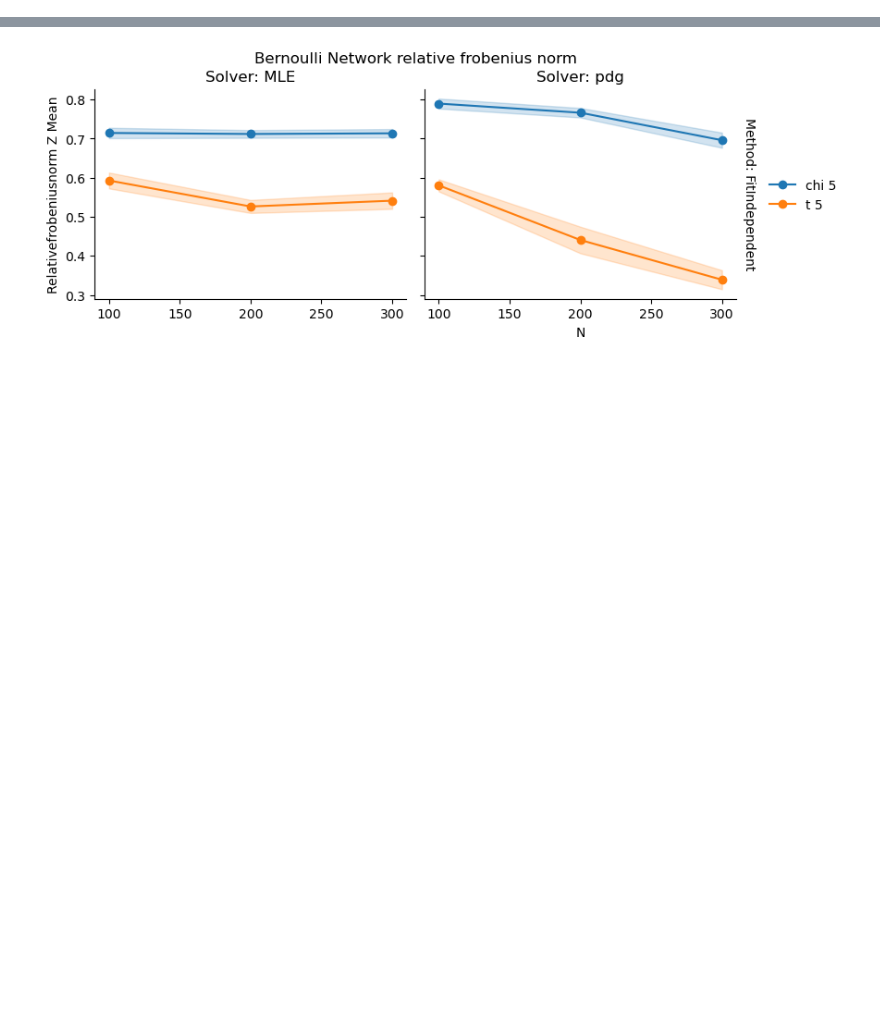
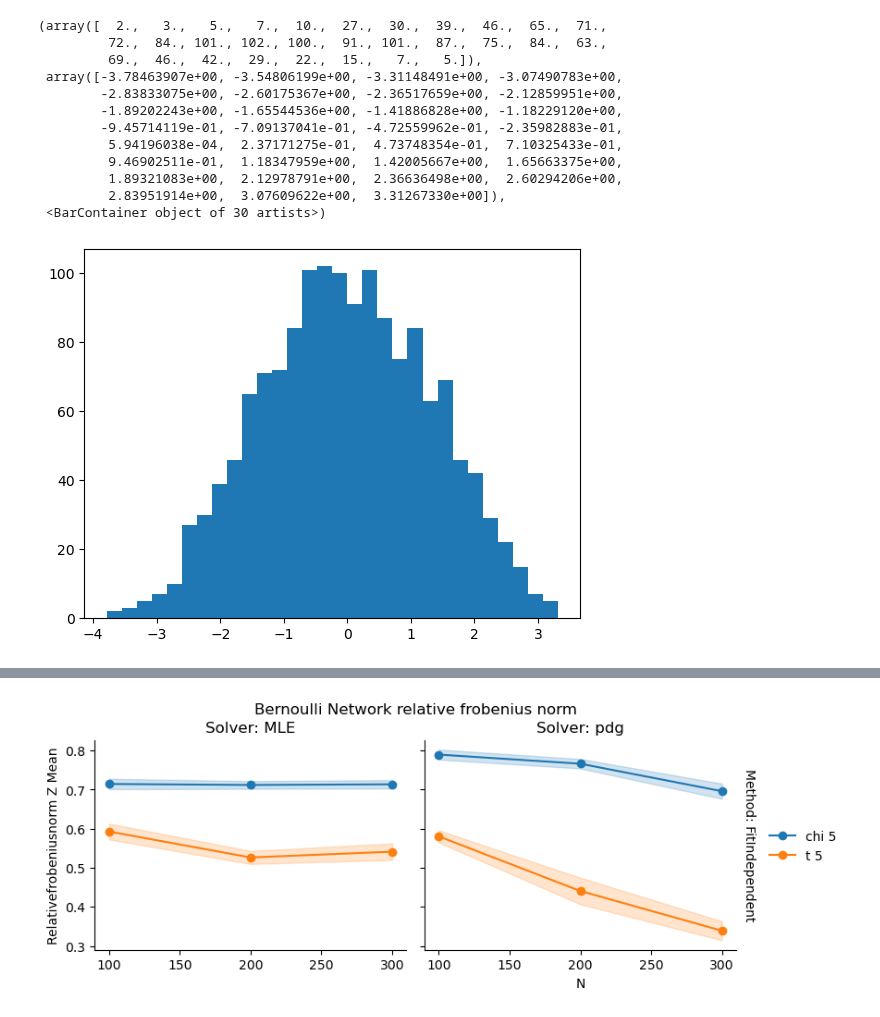
Before and after one commit to lorenzo-costa/testing-network-independence, a Jupyter notebook: notebooks/new_setup.ipynb, the cells around one changed output, grey strips where cells are left out. Saved outputs shown, nothing was run; the diff lists cells and outputs as text; code cells hidden in the pictures; blank space fills up the shorter version.

```diff
--- a/notebooks/new_setup.ipynb
+++ b/notebooks/new_setup.ipynb
@@ -121,0 +137,17 @@ plt.plot(Z_distance_history)
+# %%
+#plt.hist(data['Z'].flatten(), bins=30)
+plt.hist(Zhat.flatten(), bins=30)
+# %% [output]
+(array([  2.,   3.,   5.,   7.,  10.,  27.,  30.,  39.,  46.,  65.,  71.,
+         72.,  84., 101., 102., 100.,  91., 101.,  87.,  75.,  84.,  63.,
+         69.,  46.,  42.,  29.,  22.,  15.,   7.,   5.]),
+ array([-3.78463907e+00, -3.54806199e+00, -3.31148491e+00, -3.07490783e+00,
+        -2.83833075e+00, -2.60175367e+00, -2.36517659e+00, -2.12859951e+00,
+        -1.89202243e+00, -1.65544536e+00, -1.41886828e+00, -1.18229120e+00,
+        -9.45714119e-01, -7.09137041e-01, -4.72559962e-01, -2.35982883e-01,
+         5.94196038e-04,  2.37171275e-01,  4.73748354e-01,  7.10325433e-01,
+         9.46902511e-01,  1.18347959e+00,  1.42005667e+00,  1.65663375e+00,
+         1.89321083e+00,  2.12978791e+00,  2.36636498e+00,  2.60294206e+00,
+         2.83951914e+00,  3.07609622e+00,  3.31267330e+00]),
+ <BarContainer object of 30 artists>)
+[figure, added]
```
Also changed, not shown: parts of 25 cells of this notebook, 11 other files.
